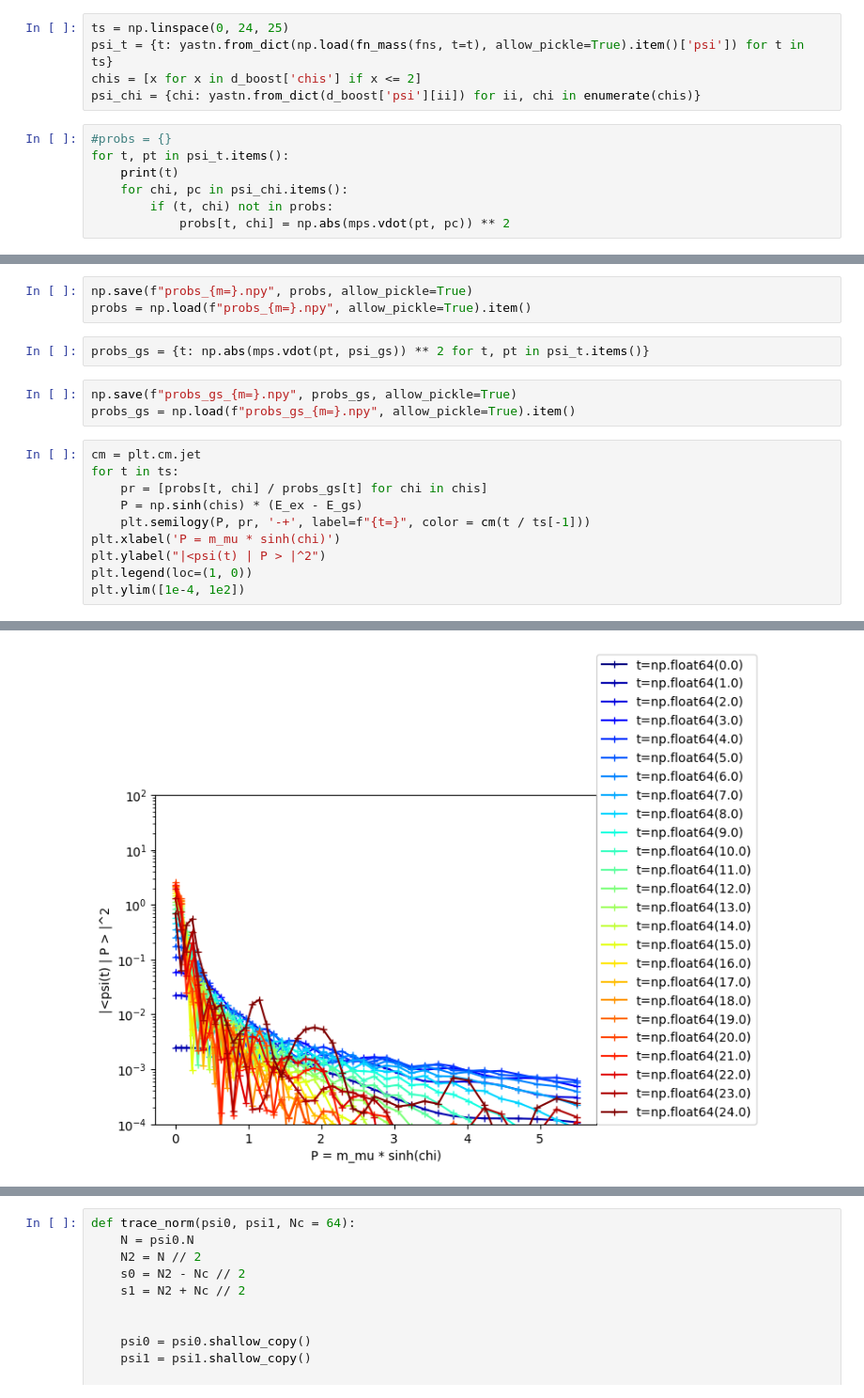
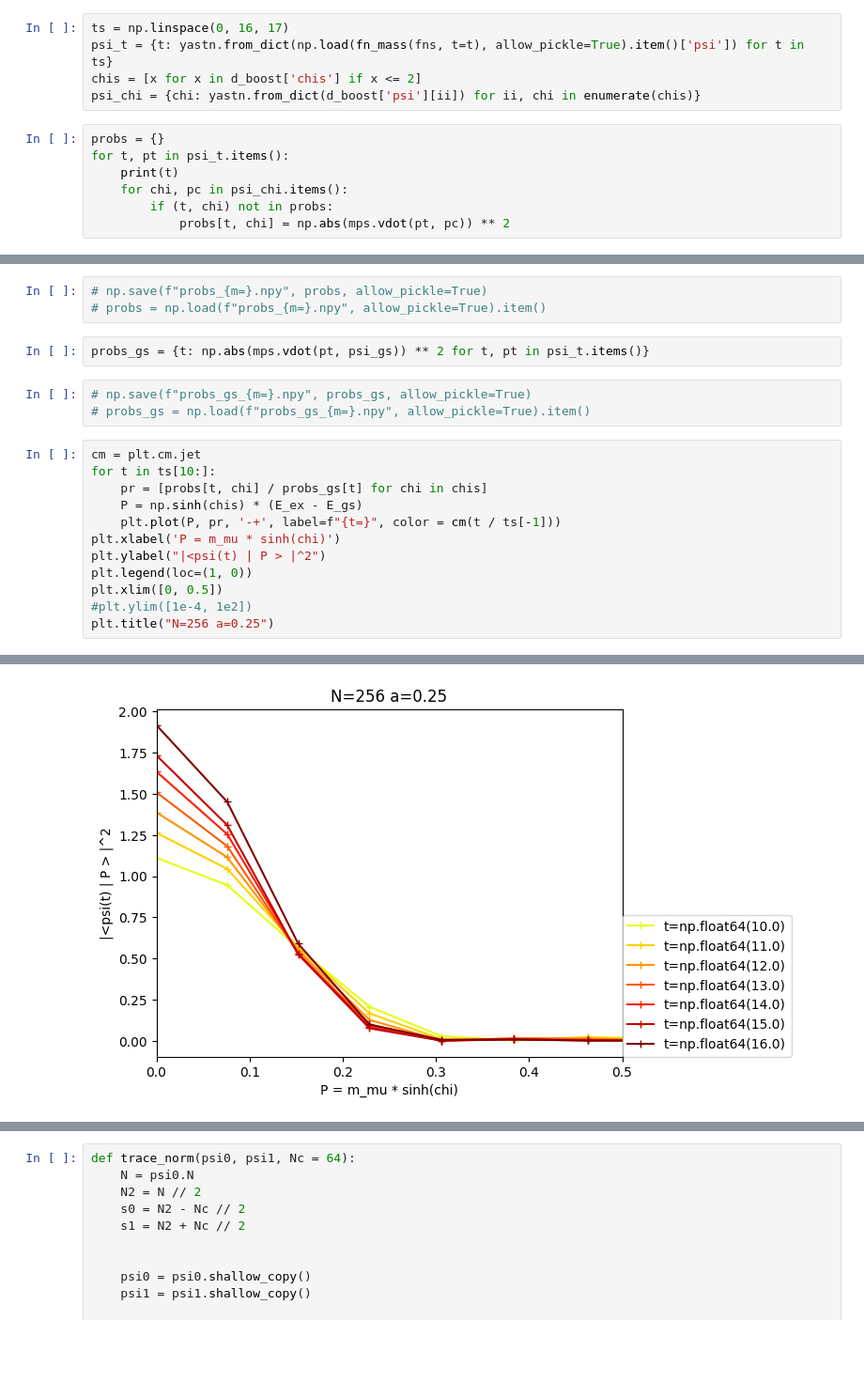
Before and after one commit to marekrams/pdf, a Jupyter notebook: multiplicity_m=0.5.ipynb, the cells around one changed output, grey strips where cells are left out. Shown at 94% size. Drawn from its saved outputs; the diff is of its cells as text; blank space fills up the shorter version.

```diff
--- a/multiplicity_m=0.5.ipynb
+++ b/multiplicity_m=0.5.ipynb
@@ -59,10 +79,10 @@ dict_keys([0, 1, 2, 3, 4, 5, 6, 7, 8, 9, 10, 11, 12, 13, 14, 15, 16, 17, 18, 19,
 # %%
-ts = np.linspace(0, 24, 25)
+ts = np.linspace(0, 16, 17)
 psi_t = {t: yastn.from_dict(np.load(fn_mass(fns, t=t), allow_pickle=True).item()['psi']) for t in ts}
 chis = [x for x in d_boost['chis'] if x <= 2]
 psi_chi = {chi: yastn.from_dict(d_boost['psi'][ii]) for ii, chi in enumerate(chis)}
 # %%
-#probs = {}
+probs = {}
 for t, pt in psi_t.items():
     print(t)
     for chi, pc in psi_chi.items():
@@ -89,19 +109,21 @@ for t, pt in psi_t.items():
 # %%
-np.save(f"probs_{m=}.npy", probs, allow_pickle=True)
-probs = np.load(f"probs_{m=}.npy", allow_pickle=True).item()
+# np.save(f"probs_{m=}.npy", probs, allow_pickle=True)
+# probs = np.load(f"probs_{m=}.npy", allow_pickle=True).item()
 # %%
 probs_gs = {t: np.abs(mps.vdot(pt, psi_gs)) ** 2 for t, pt in psi_t.items()}
 # %%
-np.save(f"probs_gs_{m=}.npy", probs_gs, allow_pickle=True)
-probs_gs = np.load(f"probs_gs_{m=}.npy", allow_pickle=True).item()
+# np.save(f"probs_gs_{m=}.npy", probs_gs, allow_pickle=True)
+# probs_gs = np.load(f"probs_gs_{m=}.npy", allow_pickle=True).item()
 # %%
 cm = plt.cm.jet
-for t in ts:
+for t in ts[10:]:
     pr = [probs[t, chi] / probs_gs[t] for chi in chis]
     P = np.sinh(chis) * (E_ex - E_gs)
-    plt.semilogy(P, pr, '-+', label=f"{t=}", color = cm(t / ts[-1]))
+    plt.plot(P, pr, '-+', label=f"{t=}", color = cm(t / ts[-1]))
 plt.xlabel('P = m_mu * sinh(chi)')
 plt.ylabel("|<psi(t) | P > |^2")
 plt.legend(loc=(1, 0))
-plt.ylim([1e-4, 1e2])
+plt.xlim([0, 0.5])
+#plt.ylim([1e-4, 1e2])
+plt.title("N=256 a=0.25")
 # %% [output]
@@ -109 +131 @@ plt.ylim([1e-4, 1e2])
-[figure, old version]
+[figure, new version]
```
Also changed, not shown: parts of 11 cells of this notebook, 11 other files.
